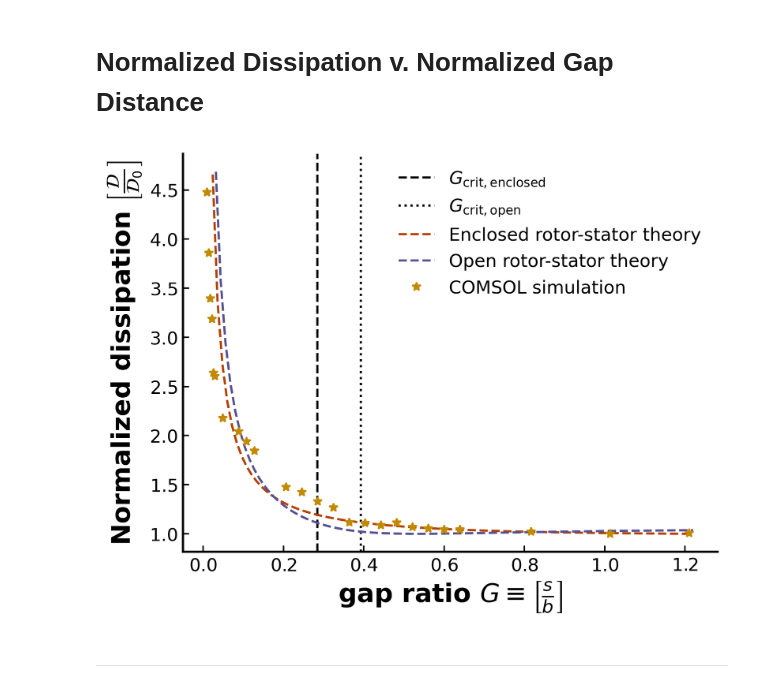
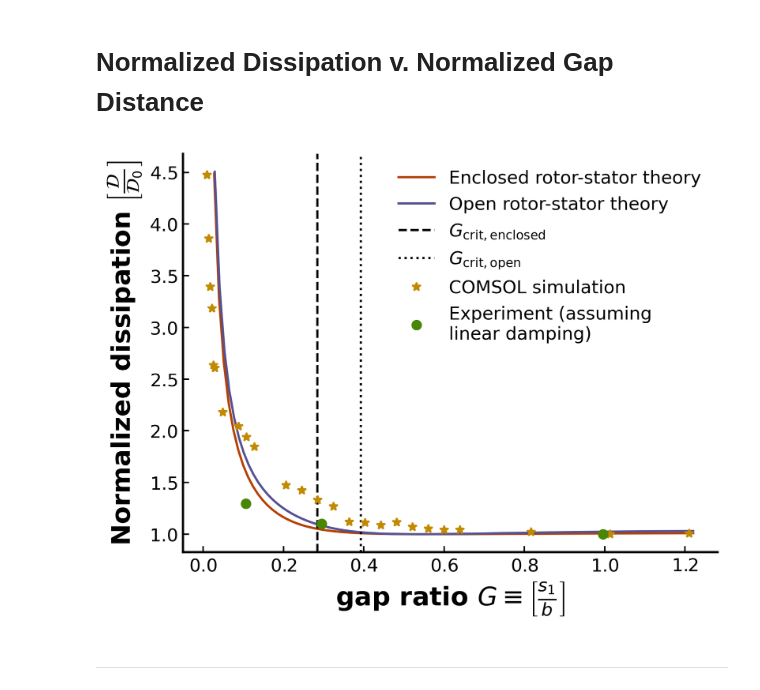
Before and after one commit to Jezen5Volk/Magnetic-Levitation, a Jupyter notebook: Viscous Damping.ipynb, the cells around one changed output. Drawn from its saved outputs; the diff is of its cells as text; code cells hidden in the pictures.

Commit message:
Linear assumption update

```diff
--- a/Viscous Damping.ipynb
+++ b/Viscous Damping.ipynb
@@ -66,69 +66,57 @@ cylinder = Cylinder(
 
 gap_exp = np.asarray([0.00027, 0.00075, 0.00253]) #in meters
 tau_exp = np.asarray([85, 100, 110]) #in seconds
-
-#Linear Fit
-s_array_lin, dissipation_lin, dissipation_fit_lin = cylinder.linear_damping(
-    gap = gap_exp, #in meters
-    tau = tau_exp, # in seconds
-    start = 1e-6, #in meters
-    stop = 0.0031 # in meters
-)
+dissipation_exp = cylinder.I *cylinder.Omega**2/(tau_exp*2*np.pi*cylinder.b*(cylinder.L + cylinder.b))
 
 #Enclosed Rotor-Stator Fit
 s_array_ers, dissipation_ers, G_crit_ers = cylinder.enclosed_rotor_stator(
-    gap = gap_exp, #in meters
-    tau = tau_exp, # in seconds
-    start = 60e-6, #in meters
+    start = 69e-6, #in meters
     stop = 0.0031 # in meters
 )
 
 #Open Rotor-Stator Fit
 s_array_ors, dissipation_ors , G_crit_ors = cylinder.open_rotor_stator(
-    gap = gap_exp, #in meters
-    tau = tau_exp, # in seconds
-    start = 80e-6, #in meters
+    start = 73e-6, #in meters
     stop = 0.0031 # in meters
 )
 
 #COMSOL Simulation
 gap_COMSOL = 2.075  + np.asarray([-2.05, -1.95, -1.85, -1.75, -1.55, -1.45, -1.35, -1.25, -1.15, -1.05, -0.9499999999999997, -0.8499999999999996, -0.7499999999999998,
                                     -0.6499999999999997, -0.5499999999999998, -0.4499999999999997, -2.05, -2.04, -2.03, -2.02, -2.01, -2, -1.8, 1, 0.5, 0]) # in mm
 gap_COMSOL = gap_COMSOL/1000 #convert from mm to meters
 dissipation_COMSOL = np.asarray([7.276218039755276e-08, 3.54147777132402e-08, 3.319989813145014e-08, 2.999256618224352e-08, 2.397974446357202e-08,
                                     2.315700597492343e-08, 2.161300607312653e-08, 2.059531916586093e-08, 1.818476156508958e-08, 1.805479547545832e-08,
                                     1.770094325751496e-08, 1.810964892360439e-08, 1.738181837805184e-08, 1.713697045790447e-08, 1.696140911262177e-08,
                                     1.69594542751747e-08, 7.276218039755276e-08, 6.27325979686784e-08, 5.517541944117902e-08, 5.178201911733897e-08,
                                     4.28650162841852e-08, 4.237478948935986e-08, 3.154069141653727e-08, 1.639943102219439e-08, 1.625977604031675e-08, 1.660765723313549e-08]) #in Watts/m^2
 
 '''
 Plotting
 '''
 
+# Enclosed Rotor-Stator
+plt.plot(s_array_ers/cylinder.b, dissipation_ers/np.min(dissipation_ers), label = 'Enclosed rotor-stator theory', c = 'C1')
+
+# Open Rotor-Stator
+plt.plot(s_array_ors/cylinder.b, dissipation_ors/np.min(dissipation_ors), label = 'Open rotor-stator theory', c = 'C2')
+
 # axvlines
 plt.axvline(x = G_crit_ers, c = 'black', linestyle = '--', label = r'$G_\mathrm{crit, enclosed}$')
 plt.axvline(x = G_crit_ors, c = 'black', linestyle = ':', label = r'$G_\mathrm{crit, open}$')
 
-# Linear Fit
-#plt.plot(s_array_lin/cylinder.b, dissipation_fit_lin/np.min(dissipation_fit_lin), linestyle = '--', c = 'C0', label = 'Linear damping theory')
-#plt.plot(gap_exp/cylinder.b, dissipation_lin/np.min(dissipation_lin), linestyle = '', marker = 'o', c = 'C0', label = 'Linear damping experiment')
-
-# Enclosed Rotor-Stator
-plt.plot(s_array_ers/cylinder.b, dissipation_ers/np.min(dissipation_ers), linestyle = '--', label = 'Enclosed rotor-stator theory', c = 'C1')
-
-# Open Rotor-Stator
-plt.plot(s_array_ors/cylinder.b, dissipation_ors/np.min(dissipation_ors), linestyle = '--', label = 'Open rotor-stator theory', c = 'C2')
-
-
 # COMSOL
 plt.plot(gap_COMSOL/cylinder.b, dissipation_COMSOL/np.min(dissipation_COMSOL), linestyle = '', marker = '*', label = 'COMSOL simulation', c = 'C5')
 
+# Experiment
+plt.plot(gap_exp/cylinder.b, dissipation_exp/np.min(dissipation_exp), linestyle = '', marker = 'o', c = 'C4', label = 'Experiment (assuming\nlinear damping)')
+
+
 # Labels
-plt.xlabel(r"gap ratio $G \equiv \left[\frac{s}{b} \right]$", weight = 'heavy', fontsize = "xx-large")
+plt.xlabel(r"gap ratio $G \equiv \left[\frac{s_1}{b} \right]$", weight = 'heavy', fontsize = "xx-large")
 plt.ylabel(r"Normalized dissipation $\left[\frac{\mathcal{D}}{\mathcal{D}_0} \right]$", weight = 'heavy', fontsize = "xx-large")
 plt.legend(prop={'size': 12})
 plt.show()
 # %% [output]
-[figure, old version]
+[figure, new version]
 # %% [markdown]
 ---
```
Also changed, not shown: 1 other file.
